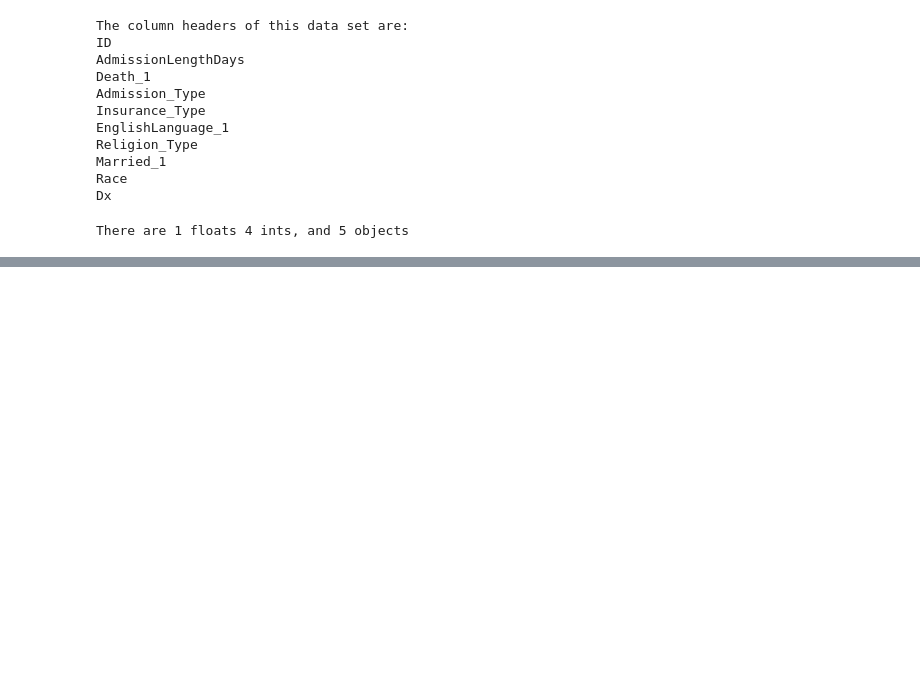
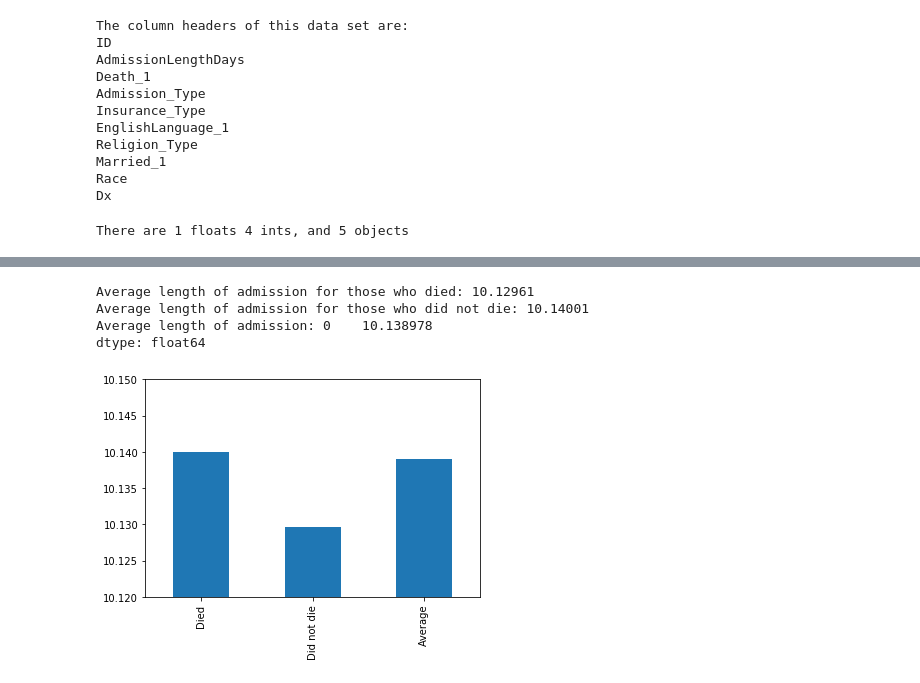
Before and after one commit to grantbarry29/mdst_workshops, a Jupyter notebook: Workshop3/checkpoint3.ipynb, the cells around one changed output, grey strips where cells are left out. Cells and saved outputs as stored; diff of their text form; code cells hidden in the pictures; blank space fills up the shorter version.

```diff
--- a/Workshop3/checkpoint3.ipynb
+++ b/Workshop3/checkpoint3.ipynb
@@ -57,0 +137,28 @@ ValueError: too many values to unpack (expected 2)
+# %%
+#Compare the average length of admission between those who died versus those who did not die. Show a visualization, with appropriate labels, titles, etc.
+avgLength = df.groupby('Death_1').mean()['AdmissionLengthDays'];
+
+frame = df.groupby('Death_1')['AdmissionLengthDays'];
+
+avgTotal = df['AdmissionLengthDays'].mean();
+avgTotal = pd.Series(avgTotal);
+
+
+avgLength = avgLength.append(avgTotal);
+avgLength.index = ('Died','Did not die','Average');
+avgLength.plot.bar();
+
+plt.ylim([10.12, 10.15]);
+
+
+
+print('Average length of admission for those who died:', round(avgLength[1],5));
+print('Average length of admission for those who did not die:',round(avgLength[0],5));
+print('Average length of admission:', avgTotal);
+plt.show();
+# %% [output]
+Average length of admission for those who died: 10.12961
+Average length of admission for those who did not die: 10.14001
+Average length of admission: 0    10.138978
+dtype: float64
+[figure, added]
```
Also changed, not shown: parts of 8 cells of this notebook.
